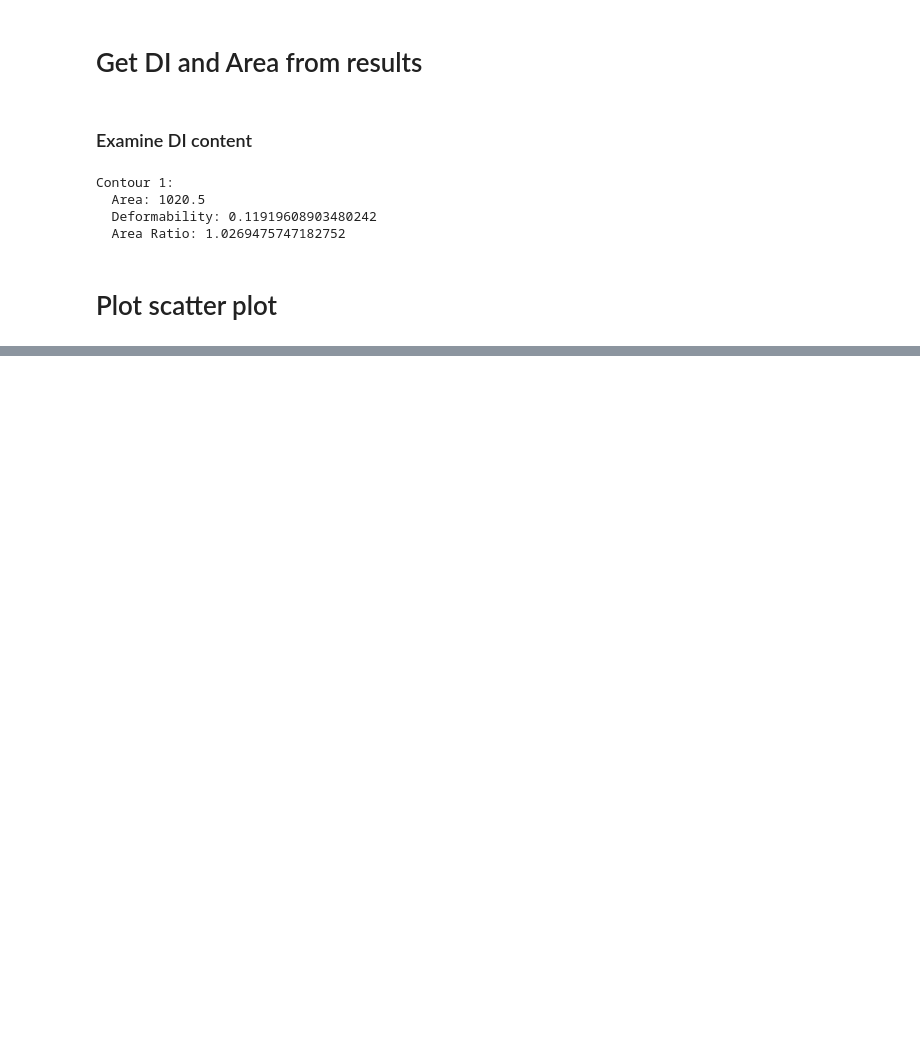
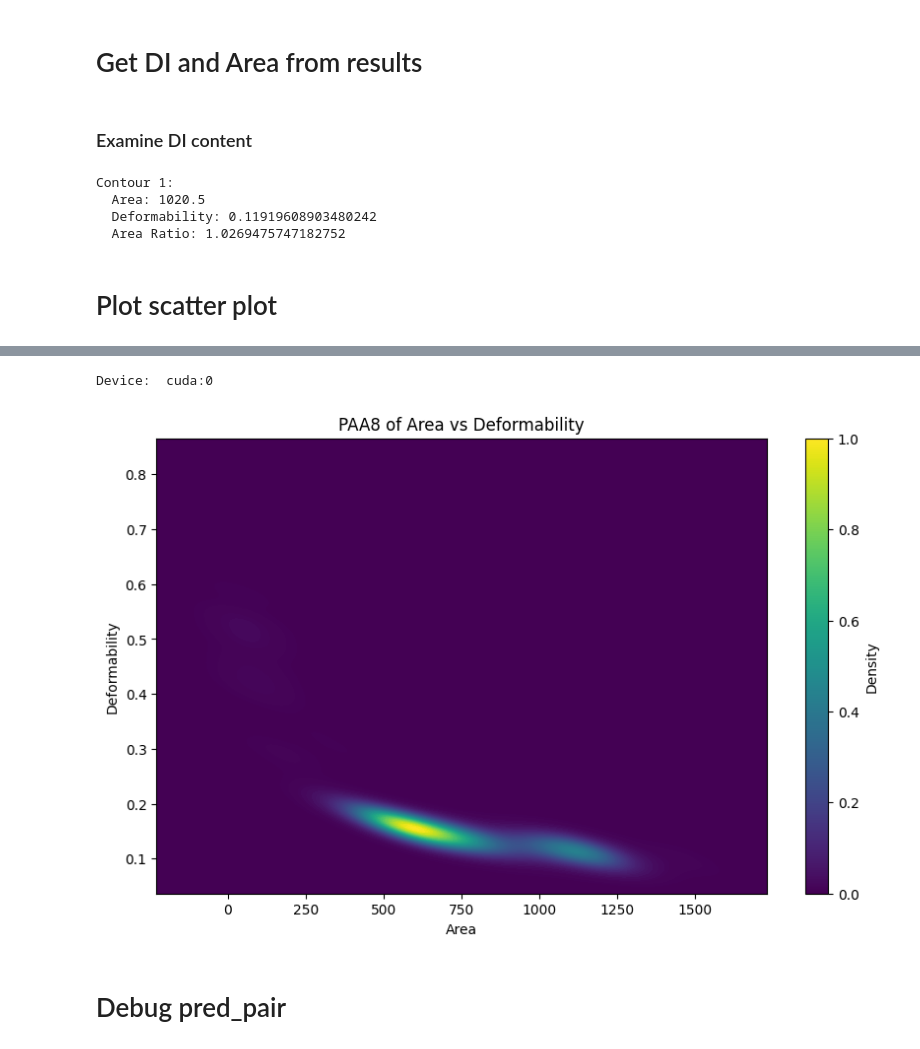
Before and after one commit to gavinlouuu-kpt/unet-kedro, a Jupyter notebook: notebooks/tutorial_tune_sam_0.0.2.ipynb, the cells around one changed output, grey strips where cells are left out. Saved outputs shown, nothing was run; the diff lists cells and outputs as text; code cells hidden in the pictures; blank space fills up the shorter version.

```diff
--- a/notebooks/tutorial_tune_sam_0.0.2.ipynb
+++ b/notebooks/tutorial_tune_sam_0.0.2.ipynb
@@ -937,0 +989,10 @@ Contour 1:
+# %%
+with open("catalog.yml") as f:
+    conf_catalog = yaml.safe_load(f)
+
+catalog = DataCatalog.from_config(conf_catalog)
+
+paa10_image = catalog.load("batch_paa_10")
+paa10_roi = catalog.load("batch_paa_10_roi")
+paa8_image = catalog.load("batch_paa_8")
+paa8_roi = catalog.load("batch_paa_8_roi")
@@ -937,0 +1020,19 @@ Contour 1:
+# %%
+paa_8_dict = {
+    "images": paa8_image,
+    "box_prompt": paa8_roi,
+}
+
+dataset = PrepareSAMDataset(paa_8_dict['images'], paa_8_dict['box_prompt'], processor)
+dataloader = DataLoader(dataset, batch_size=1)
+
+# Perform inference
+inference = SamInference('sam_bead', 'sam_bead_processor')
+paa8_pair = inference.perform_inference(dataloader)
+paa8_pair = process_masks(pred_pair)
+plotDI(paa8_pair, "PAA8")
+# %% [output]
+Device:  cuda:0
+[figure, added]
+# %% [markdown]
+# Debug pred_pair
```
Also changed, not shown: parts of 24 cells of this notebook, 34 other files.
